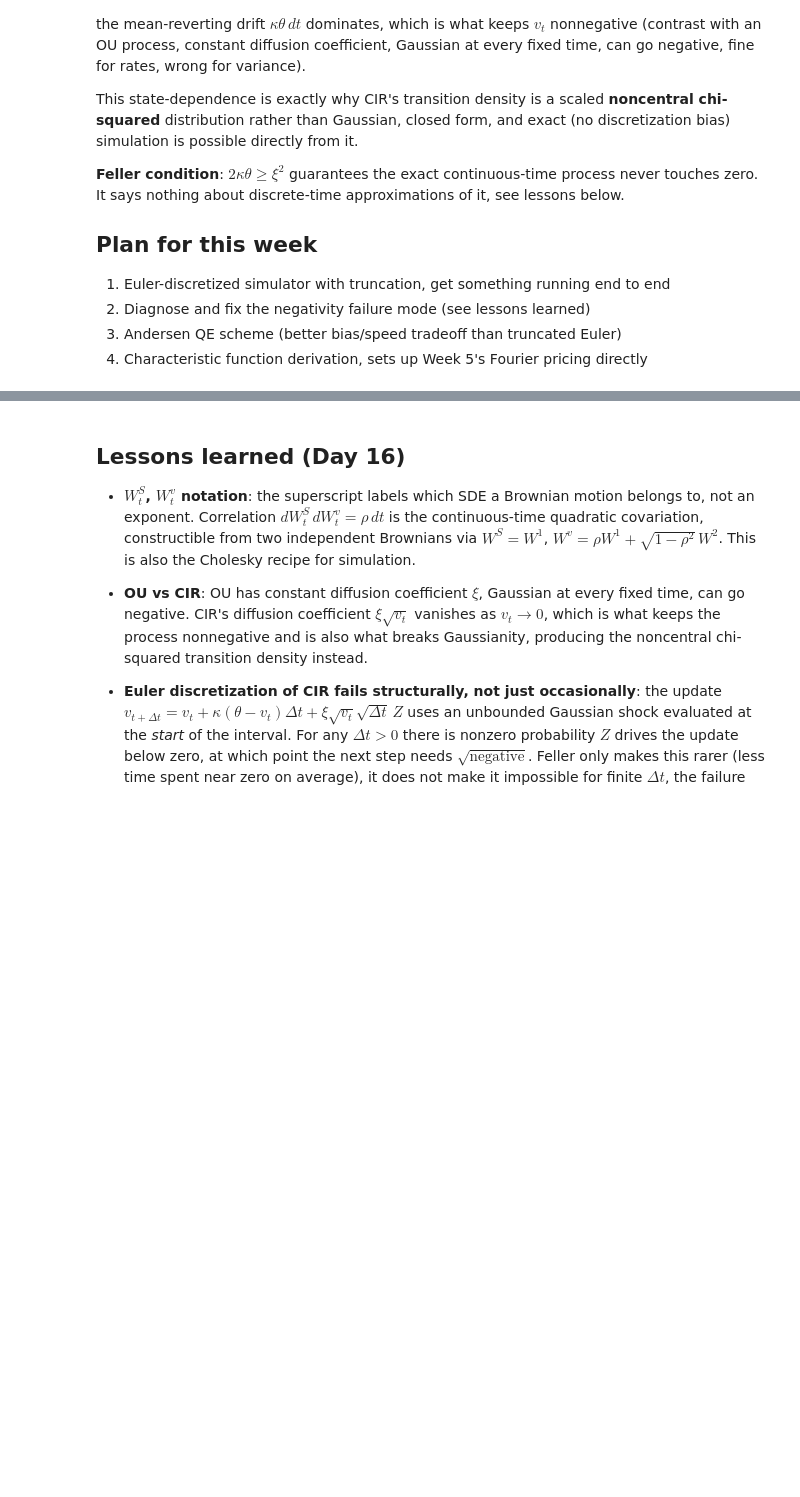
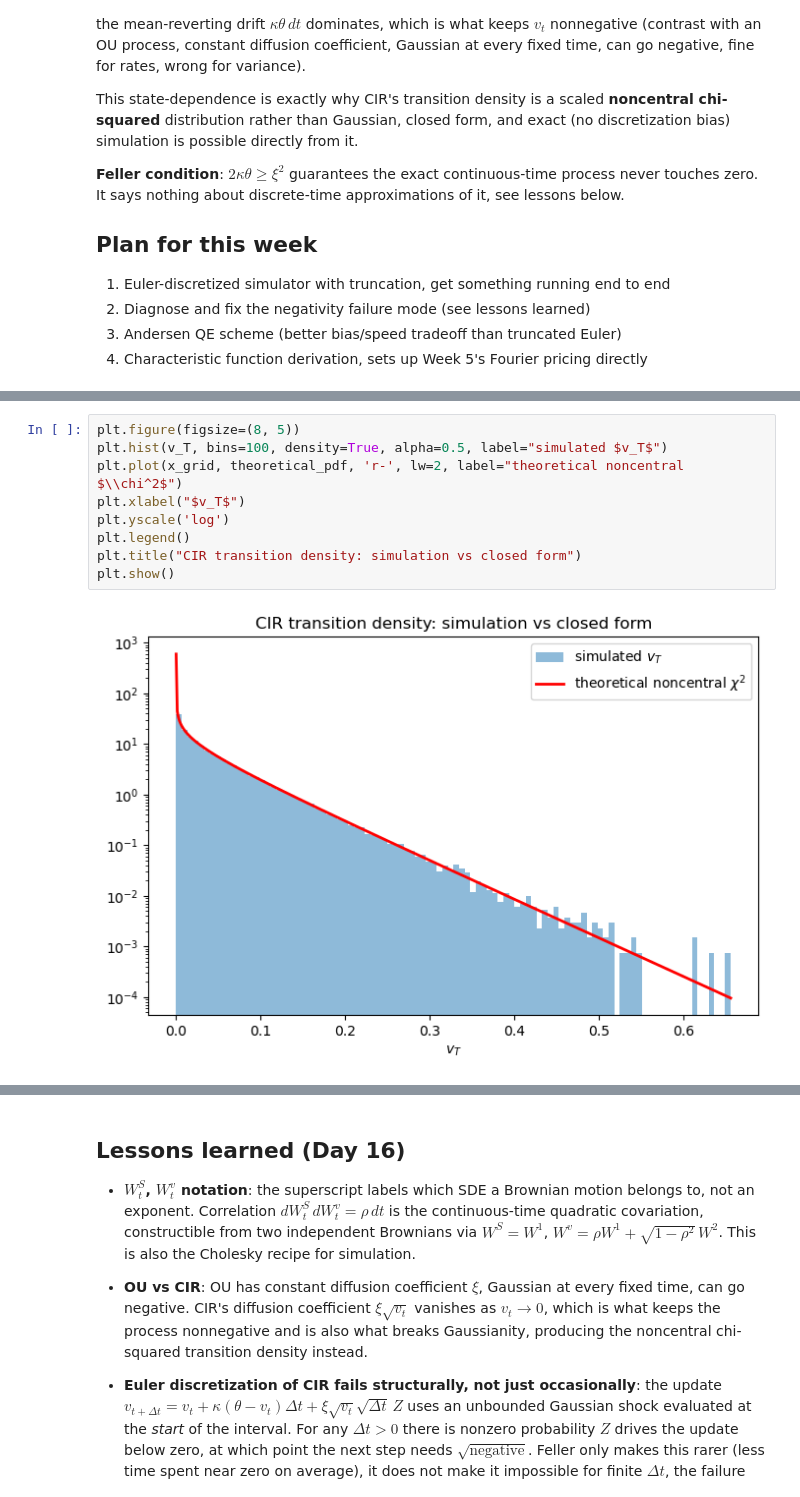
Before and after one commit to Kunvuthi/quant-project, a Jupyter notebook: notebooks/08_heston.ipynb, the cells around one changed output, grey strips where cells are left out. Cells and saved outputs as stored; diff of their text form; blank space fills up the shorter version.

```diff
--- a/notebooks/08_heston.ipynb
+++ b/notebooks/08_heston.ipynb
@@ -54,0 +101,11 @@ never touches zero. It says nothing about discrete-time approximations of it, se
+# %%
+plt.figure(figsize=(8, 5))
+plt.hist(v_T, bins=100, density=True, alpha=0.5, label="simulated $v_T$")
+plt.plot(x_grid, theoretical_pdf, 'r-', lw=2, label="theoretical noncentral $\\chi^2$")
+plt.xlabel("$v_T$")
+plt.yscale('log')
+plt.legend()
+plt.title("CIR transition density: simulation vs closed form")
+plt.show()
+# %% [output]
+[figure, added]
```
Also changed, not shown: parts of 5 cells of this notebook.
